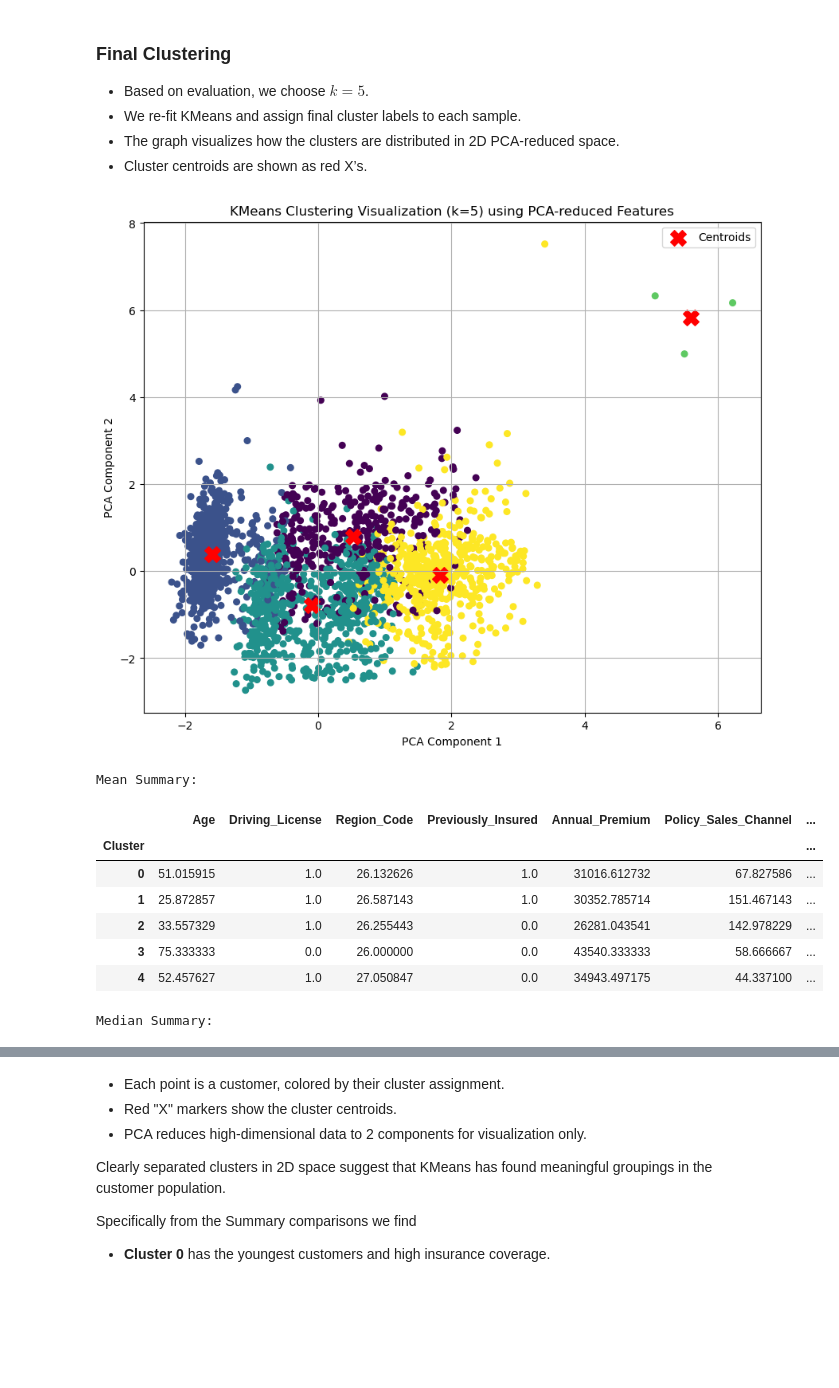
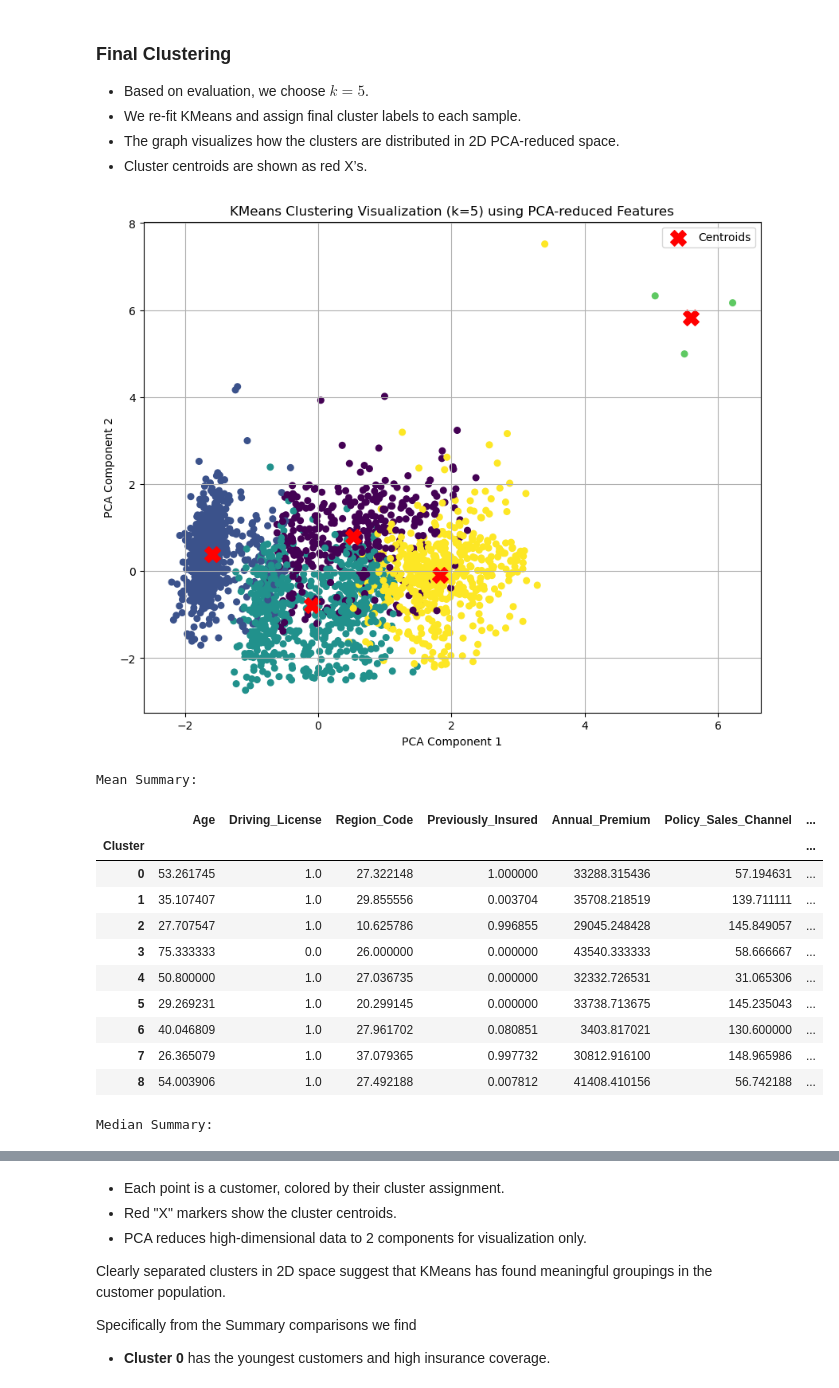
Before and after one commit to radhanikapoor/CMOR-438-S25, a Jupyter notebook: Unsupervised_Learning_Algorithms/2. K Means Clustering/K_Means_clustering.ipynb, the cells around one changed output, grey strips where cells are left out. Drawn from its saved outputs; the diff is of its cells as text; code cells hidden in the pictures; blank space fills up the shorter version.

```diff
--- a/Unsupervised_Learning_Algorithms/2. K Means Clustering/K_Means_clustering.ipynb
+++ b/Unsupervised_Learning_Algorithms/2. K Means Clustering/K_Means_clustering.ipynb
@@ -172,38 +170,45 @@ k_final = 5
 kmeans_final = KMeans(n_clusters=k_final, random_state=42, n_init=10)
 clusters = kmeans_final.fit_predict(X_preprocessed)
 
 plt.figure(figsize=(10, 8))
 plt.scatter(X_pca[:, 0], X_pca[:, 1], c=clusters, cmap='viridis', s=30)
 plt.scatter(pca.transform(kmeans_final.cluster_centers_)[:, 0],
             pca.transform(kmeans_final.cluster_centers_)[:, 1],
             s=200, c='red', label='Centroids', marker='X')
 plt.title(f'KMeans Clustering Visualization (k={k_final}) using PCA-reduced Features')
 plt.xlabel('PCA Component 1')
 plt.ylabel('PCA Component 2')
 plt.legend()
 plt.grid(True)
 plt.show()
 
+df_clustered = df.copy()
+df_clustered["Cluster"] = kmeans.labels_
+
 # Descriptive summary: mean and median per cluster
 cluster_means = df_clustered.groupby("Cluster").mean(numeric_only=True)
 cluster_medians = df_clustered.groupby("Cluster").median(numeric_only=True)
 
 # Display summaries
 print("Mean Summary:")
 display(cluster_means)
 
 print("Median Summary:")
 display(cluster_medians)
 # %% [output]
 [figure]
 Mean Summary:
 |  | Age | Driving_License | Region_Code | Previously_Insured | Annual_Premium | Policy_Sales_Channel | ... |
 | Cluster |  |  |  |  |  |  | ... |
-| 0 | 51.015915 | 1.0 | 26.132626 | 1.0 | 31016.612732 | 67.827586 | ... |
-| 1 | 25.872857 | 1.0 | 26.587143 | 1.0 | 30352.785714 | 151.467143 | ... |
-| 2 | 33.557329 | 1.0 | 26.255443 | 0.0 | 26281.043541 | 142.978229 | ... |
-| 3 | 75.333333 | 0.0 | 26.000000 | 0.0 | 43540.333333 | 58.666667 | ... |
-| 4 | 52.457627 | 1.0 | 27.050847 | 0.0 | 34943.497175 | 44.337100 | ... |
+| 0 | 53.261745 | 1.0 | 27.322148 | 1.000000 | 33288.315436 | 57.194631 | ... |
+| 1 | 35.107407 | 1.0 | 29.855556 | 0.003704 | 35708.218519 | 139.711111 | ... |
+| 2 | 27.707547 | 1.0 | 10.625786 | 0.996855 | 29045.248428 | 145.849057 | ... |
+| 3 | 75.333333 | 0.0 | 26.000000 | 0.000000 | 43540.333333 | 58.666667 | ... |
+| 4 | 50.800000 | 1.0 | 27.036735 | 0.000000 | 32332.726531 | 31.065306 | ... |
+| 5 | 29.269231 | 1.0 | 20.299145 | 0.000000 | 33738.713675 | 145.235043 | ... |
+| 6 | 40.046809 | 1.0 | 27.961702 | 0.080851 | 3403.817021 | 130.600000 | ... |
+| 7 | 26.365079 | 1.0 | 37.079365 | 0.997732 | 30812.916100 | 148.965986 | ... |
+| 8 | 54.003906 | 1.0 | 27.492188 | 0.007812 | 41408.410156 | 56.742188 | ... |
 Median Summary:
 |  | Age | Driving_License | Region_Code | Previously_Insured | Annual_Premium | Policy_Sales_Channel | ... |
 | Cluster |  |  |  |  |  |  | ... |
```
Also changed, not shown: parts of 2 cells of this notebook.
